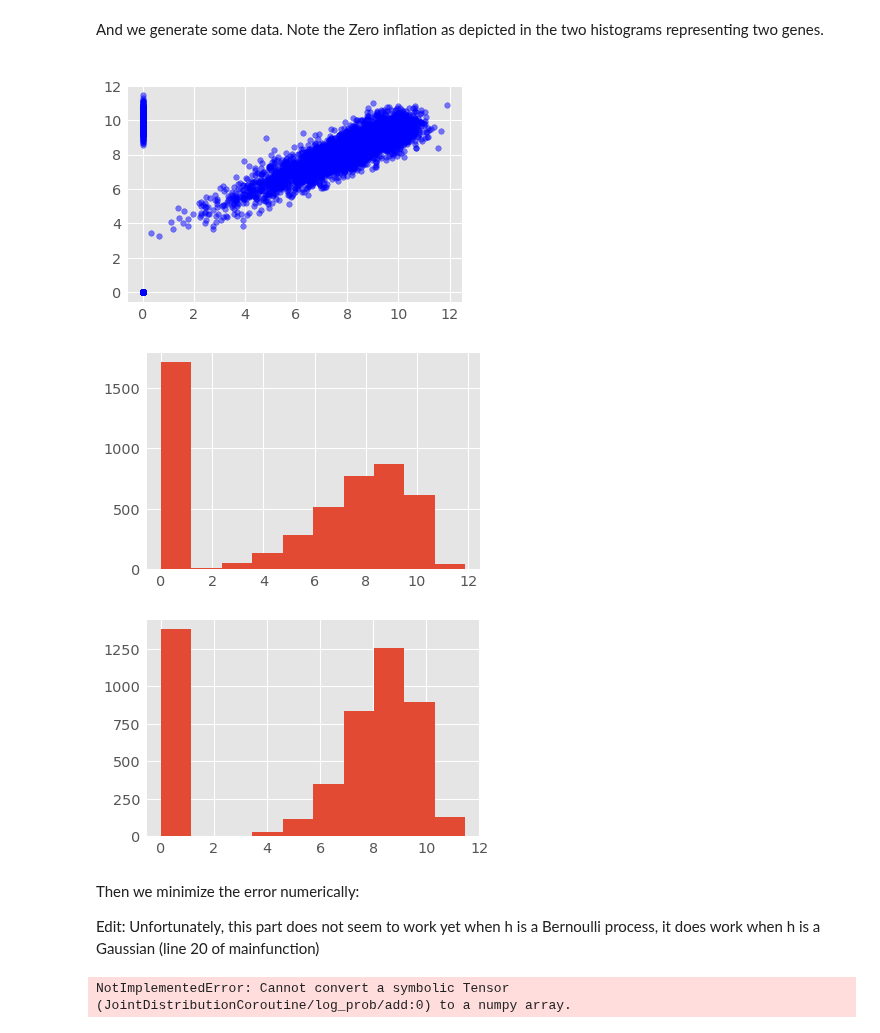
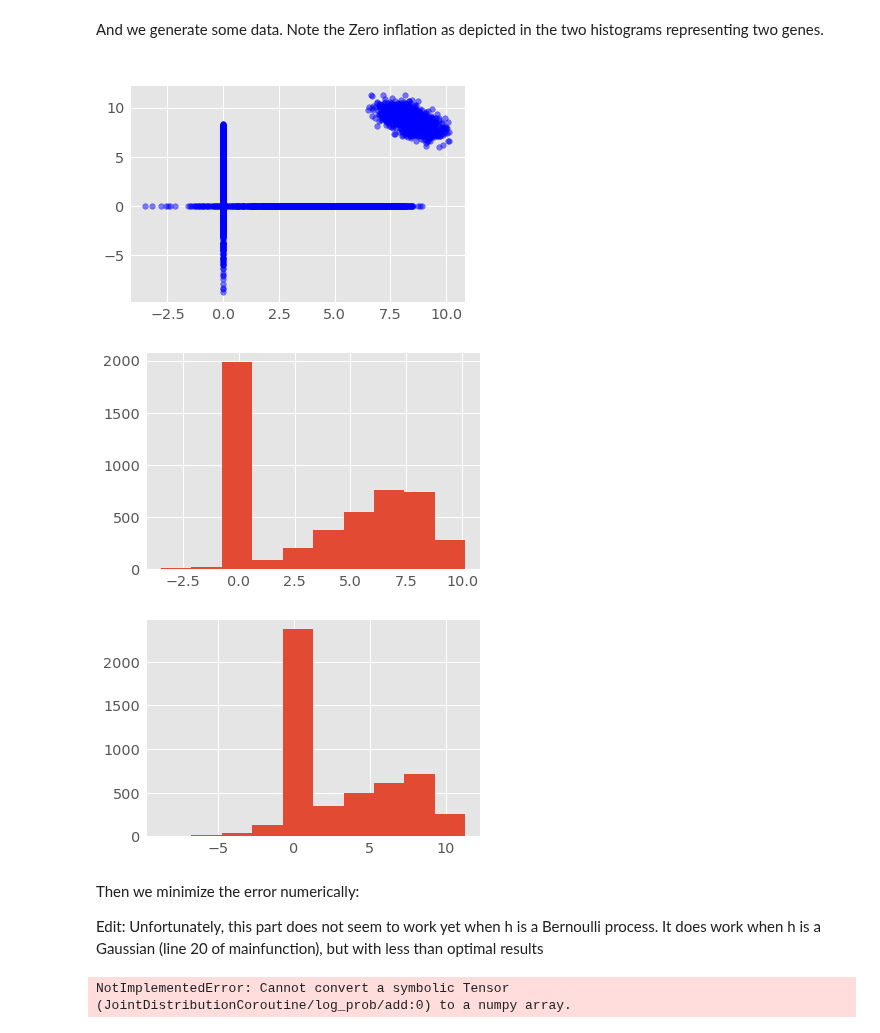
Before and after one commit to tobias-beers/RNA_visualization, a Jupyter notebook: Code/PPCA_ZIFA.ipynb, the cells around one changed output. Drawn from its saved outputs; the diff is of its cells as text; code cells hidden in the pictures.

```diff
--- a/Code/PPCA_ZIFA.ipynb
+++ b/Code/PPCA_ZIFA.ipynb
@@ -36,7 +36,7 @@ def ZIFA(data_dim, latent_dim, num_datapoints, stddv_datapoints):
                  name="z"), reinterpreted_batch_ndims=2))
 #     print('z: ',z)
     mu = yield Root(tfd.Independent(
-        tfd.Normal(loc=10.0*tf.ones([data_dim,1]),
+        tfd.Normal(loc=Lambda*tf.ones([data_dim,1]),
                  scale=2.0*tf.ones([data_dim,1]),
                  name="mu"), reinterpreted_batch_ndims=1))
 #     print('mu: ', mu)
@@ -57,24 +57,19 @@ def ZIFA(data_dim, latent_dim, num_datapoints, stddv_datapoints):
 #                  scale=tf.ones([data_dim,5000]),
 #                  name="h"), reinterpreted_batch_ndims=1)))
 
+#     print('h: ',h)
 
-#     print('h: ',h)
-    x = yield tfd.Independent(tfd.Normal(
-        loc=(tf.matmul(w, z)+mu),
-        scale=stddv_datapoints,
-        name="x"), reinterpreted_batch_ndims=2)
-#     print('x: ',x)
-#     print('x_bool: ', tf.math.multiply(x,h))
     x_bool = yield tfd.Independent(tfd.Normal(
         loc=(tf.matmul(w, z)+mu)*h,
         scale=stddv_datapoints*h,
         name="x_bool"), reinterpreted_batch_ndims=2)
-#     x_bool = yield tf.math.multiply(x,h)
+#     print('x: ', x_bool)
 
 num_datapoints = 5000
 data_dim = 2
 latent_dim = 1
 stddv_datapoints = 0.5
+Lambda = 10.0
 
 concrete_ZIFA_model = functools.partial(ZIFA,
     data_dim=data_dim,
@@ -86,28 +81,28 @@ model = tfd.JointDistributionCoroutine(concrete_ZIFA_model)
 # %% [markdown]
 And we generate some data. Note the Zero inflation as depicted in the two histograms representing two genes.
 # %%
-actual_w, actual_z, actual_mu, actual_h, actual_x, x_train = model.sample()
+actual_w, actual_z, actual_mu, actual_h, x_train = model.sample()
 
 # print("Principal axes:")
 # print(actual_w)
 # print(actual_z)
 
 plt.scatter(x_train[0, :], x_train[1, :], color='blue', alpha=0.5)
 # plt.axis([-20, 20, -20, 20])
 plt.title("Data set")
 plt.show()
 plt.hist(x_train[0, :])
 plt.show()
 plt.hist(x_train[1, :])
 plt.show()
 # %% [output]
-[figure, old version]
+[figure, new version]
-[figure, old version]
+[figure, new version]
-[figure, old version]
+[figure, new version]
 # %% [markdown]
 Then we minimize the error numerically:
 
-Edit: Unfortunately, this part does not seem to work yet when h is a Bernoulli process, it does work when h is a Gaussian (line 20 of mainfunction)
+Edit: Unfortunately, this part does not seem to work yet when h is a Bernoulli process. It does work when h is a Gaussian (line 20 of mainfunction), but with less than optimal results
 # %%
 w = tf.Variable(np.ones([data_dim, latent_dim]), dtype=tf.float32)
 z = tf.Variable(np.ones([latent_dim, num_datapoints]), dtype=tf.float32)
```
Also changed, not shown: parts of 2 cells of this notebook.
